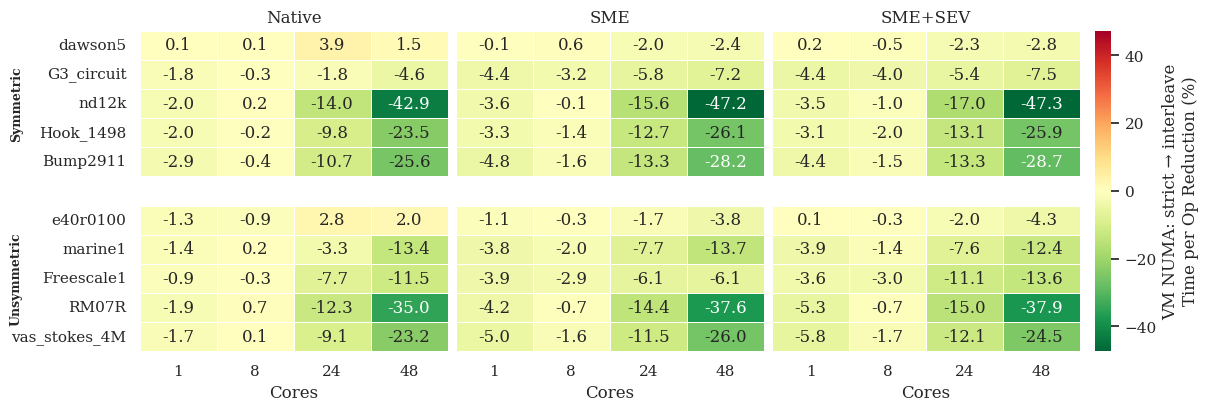
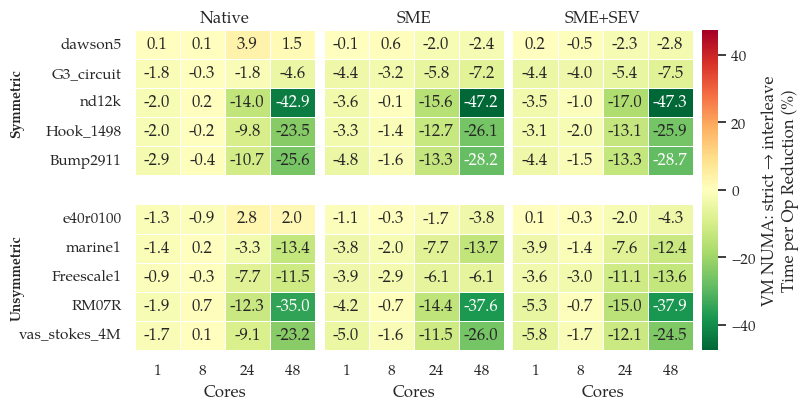
The change to this notebook cell's code, shown as a diff; its figure went from the first image to the second:
--- before
+++ after
@@ -1,3 +1,4 @@
 # VM_NUMA boost: interleave vs strict
+sns.set_theme(style="white", font="TeX Gyre Pagella")
 heat_df = (
 	df.pivot_table(
@@ -22,5 +23,5 @@
 
 vabs = mode_cell["Boost_pct"].abs().max()
-fig, axes = plt.subplots(1, len(modes), figsize=(12, 4), constrained_layout=True, sharey=True)
+fig, axes = plt.subplots(1, len(modes), figsize=(8, 4), constrained_layout=True, sharey=True)
 fig.patch.set_facecolor("white")
 
@@ -30,4 +31,5 @@
 for i, mode in enumerate(modes):
 	axes[i].set_facecolor("white")
+	axes[i].grid(False)
 
 	p_mode = (
@@ -73,10 +75,10 @@
 		if sym_count > 0:
 			sym_y = sym_count / 2.0
-			axes[i].text(-1.6, sym_y, "Symmetric", va="center", ha="center",
-						 rotation=90, fontsize=9, fontweight="bold", clip_on=False)
+			axes[i].text(-2.6, sym_y, "Symmetric", va="center", ha="center",
+						 rotation=90, fontweight="bold", fontsize=10,clip_on=False)
 		if unsym_count > 0:
 			unsym_y = sym_count + 1 + (unsym_count / 2.0)
-			axes[i].text(-1.6, unsym_y, "Unsymmetric", va="center", ha="center",
-						 rotation=90, fontsize=9, fontweight="bold", clip_on=False)
+			axes[i].text(-2.6, unsym_y, "Unsymmetric", va="center", ha="center",
+						 rotation=90, fontweight="bold", fontsize=10, clip_on=False)
 
 	axes[i].set_yticks(np.arange(len(p_combined.index)) + 0.5)

Commit: plot design adjustments